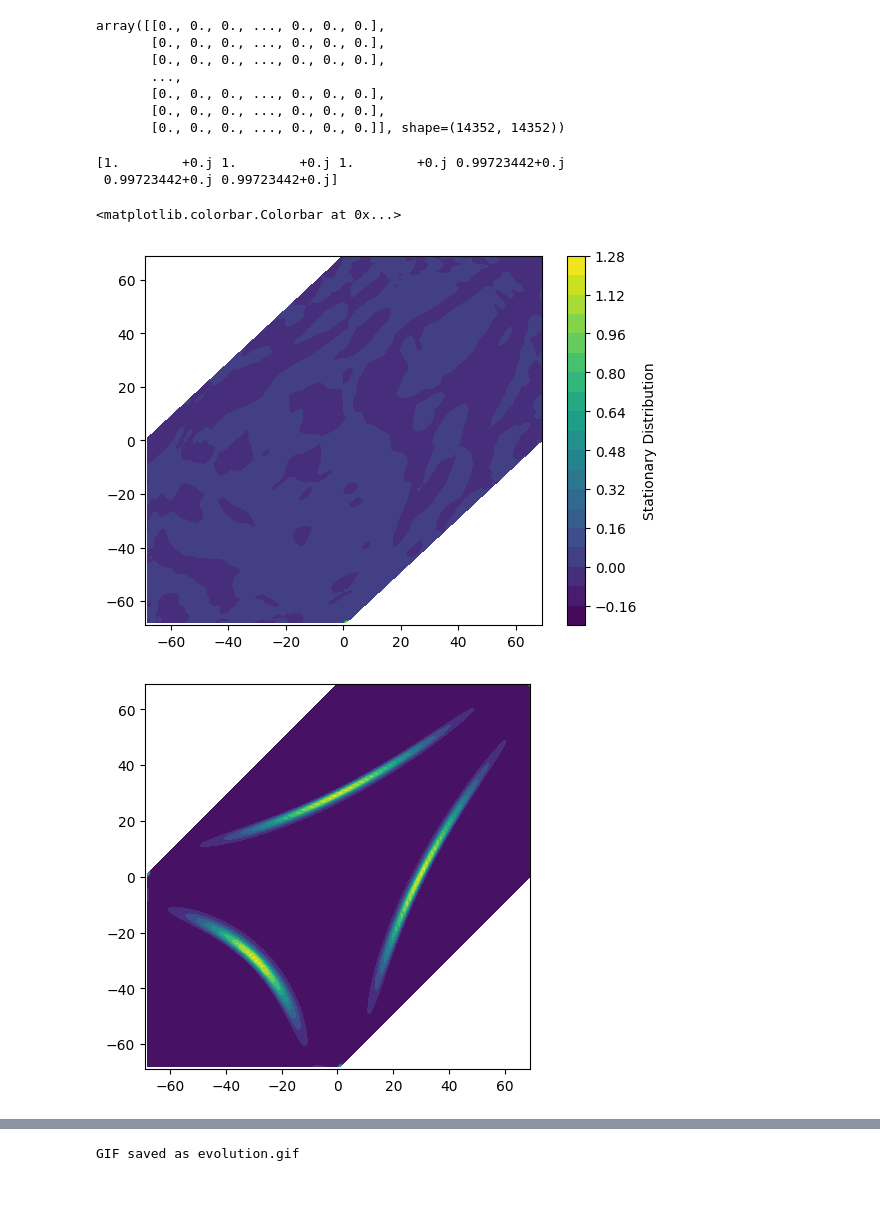
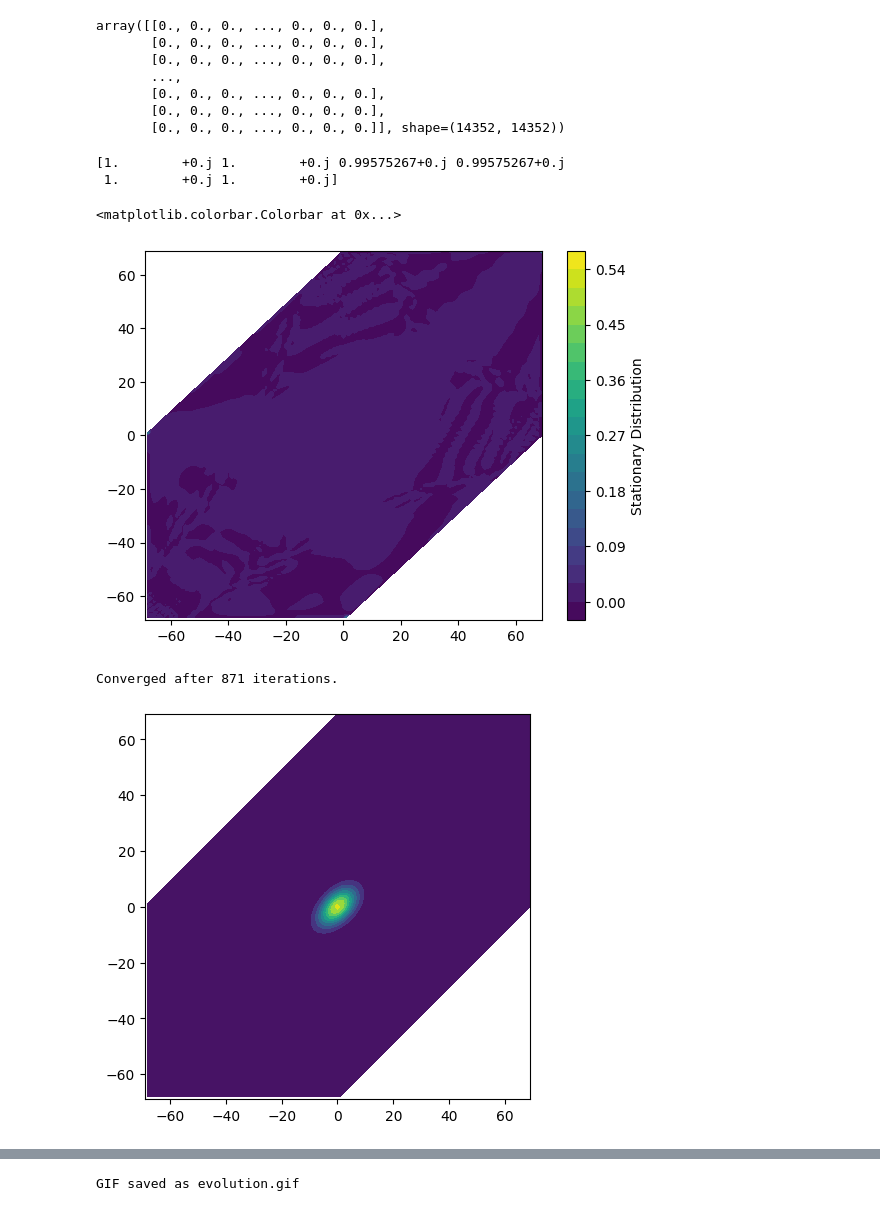
Before and after one commit to sadraheydari/SchumpeterCournotGE, a Jupyter notebook: experiments/3-firm-policy.ipynb, the cells around one changed output, grey strips where cells are left out. Saved outputs shown, nothing was run; the diff lists cells and outputs as text; code cells hidden in the pictures.

```diff
--- a/experiments/3-firm-policy.ipynb
+++ b/experiments/3-firm-policy.ipynb
@@ -427,6 +427,16 @@ plt.savefig("../output/3-firm/python_plot/total_labor_demand_by_relative_state_d
 def eta(x, alpha = 5.0):
     res =  np.sqrt(alpha * x)
     return 0 if np.isnan(res) else res
+# %%
+policy_dict = {}
+
+for i in range(len(d_states)):
+    for j in range(len(d_states)):
+        d_ik = X[i, j]
+        d_il = Y[i, j]
+        p_kl = p_grid[i, j]
+        if not np.isnan(p_kl):
+            policy_dict[(d_ik, d_il)] = p_kl
 # %%
 state_space_2d = []
 for idx_k in range(len(d_states)):
@@ -440,7 +450,7 @@ idx_state_map = {
     (i, j): idx for idx, (i, j) in enumerate(state_space_2d)
 }
 # %%
-P = np.zeros((len(state_space_2d), len(state_space_2d)))
+P = np.zeros((len(policy_dict), len(policy_dict)))
 P
 # %% [output]
 array([[0., 0., 0., ..., 0., 0., 0.],
@@ -468,21 +478,23 @@ for key, idx_current in idx_state_map.items():
     if P[idx_current, :].sum() > 0:
         raise ValueError(f"State ({delta_ik}, {delta_il}) has already been processed.")
 
-    idx_ki = np.where(d_states == delta_ki)[0][0]
-    idx_li = np.where(d_states == delta_li)[0][0]
-    idx_kl = np.where(d_states == delta_kl)[0][0]
-    idx_lk = np.where(d_states == delta_lk)[0][0]
-    idx_ik = np.where(d_states == delta_ik)[0][0]
-    idx_il = np.where(d_states == delta_il)[0][0]
 
-    labor_demand_i = p_grid[idx_ik, idx_il]
-    labor_demand_k = p_grid[idx_ki, idx_kl]
-    labor_demand_l = p_grid[idx_li, idx_lk]
+    labor_demand_i = policy_dict.get((delta_ik, delta_il), np.nan)
+    labor_demand_k = policy_dict.get((delta_ki, delta_kl), np.nan)
+    labor_demand_l = policy_dict.get((delta_li, delta_lk), np.nan)
 
     prob_i, prob_k, prob_l = eta(labor_demand_i), eta(labor_demand_k), eta(labor_demand_l)
 
     # print(f"Current state: ({delta_ik}, {delta_il})")
     # print(f"Probabilities: i={prob_i}, k={prob_k}, l={prob_l}")
+
+    # prob_delta_ik_p1 = prob_i * (1 - prob_k)
+    # prob_delta_ik_m1 = prob_k * (1 - prob_i)
+    # prob_delta_ik_s0 = 1 - (prob_delta_ik_p1 + prob_delta_ik_m1)
+
+    # prob_delta_il_p1 = prob_i * (1 - prob_l)
+    # prob_delta_il_m1 = prob_l * (1 - prob_i)
+    # prob_delta_il_s0 = 1 - (prob_delta_il_p1 + prob_delta_il_m1)
 
 
     # Transition to (i innovates)
@@ -566,8 +578,8 @@ eigenvalues, eigenvectors = eigs(P_sparse.T)
 # %%
 print(eigenvalues)
 # %% [output]
-[1.        +0.j 1.        +0.j 1.        +0.j 0.99723442+0.j
- 0.99723442+0.j 0.99723442+0.j]
+[1.        +0.j 1.        +0.j 0.99575267+0.j 0.99575267+0.j
+ 1.        +0.j 1.        +0.j]
 # %%
 # Extract the stationary distribution
 stationary_dist = np.real(eigenvectors[:, 0])
@@ -586,7 +598,7 @@ plt.contourf(X, Y, stationary_dist_grid, levels=20, cmap='viridis')
 plt.colorbar(label='Stationary Distribution')
 # %% [output]
 <matplotlib.colorbar.Colorbar at 0x...>
-[figure, old version]
+[figure, new version]
 # %%
 def convert_1d_to_2d(value_1d, idx_state_map, d_states):
     value_2d = np.full((len(d_states), len(d_states)), np.nan)
@@ -598,16 +610,20 @@ def convert_1d_to_2d(value_1d, idx_state_map, d_states):
 # %%
 state = np.zeros((state_space_2d.shape[0], 1))
 state[idx_state_map[(0, 0)], 0] = 1  # Start at the state where all firms are at the same technology level
 
-for i in trange(700):
-    state = P_sparse.T @ state
-    if i % 100 == 0:
-        state_2d = convert_1d_to_2d(state.flatten(), idx_state_map, d_states)
+for i in trange(1000):
+    new_state = P_sparse.T @ state
+    if np.isclose(new_state, state, atol=1e-9).all():
+        print(f"Converged after {i} iterations.")
+        break
+    state = new_state
 
+state_2d = convert_1d_to_2d(state.flatten(), idx_state_map, d_states)
 plt.figure(figsize=(5,5))
 plt.gca().set_aspect('equal', adjustable='box')
 plt.contourf(X, Y, state_2d, levels=10, cmap='viridis')
 plt.show()
 # %% [output]
+Converged after 871 iterations.
-[figure, old version]
+[figure, new version]
 # %%
```
Also changed, not shown: parts of 6 cells of this notebook.
